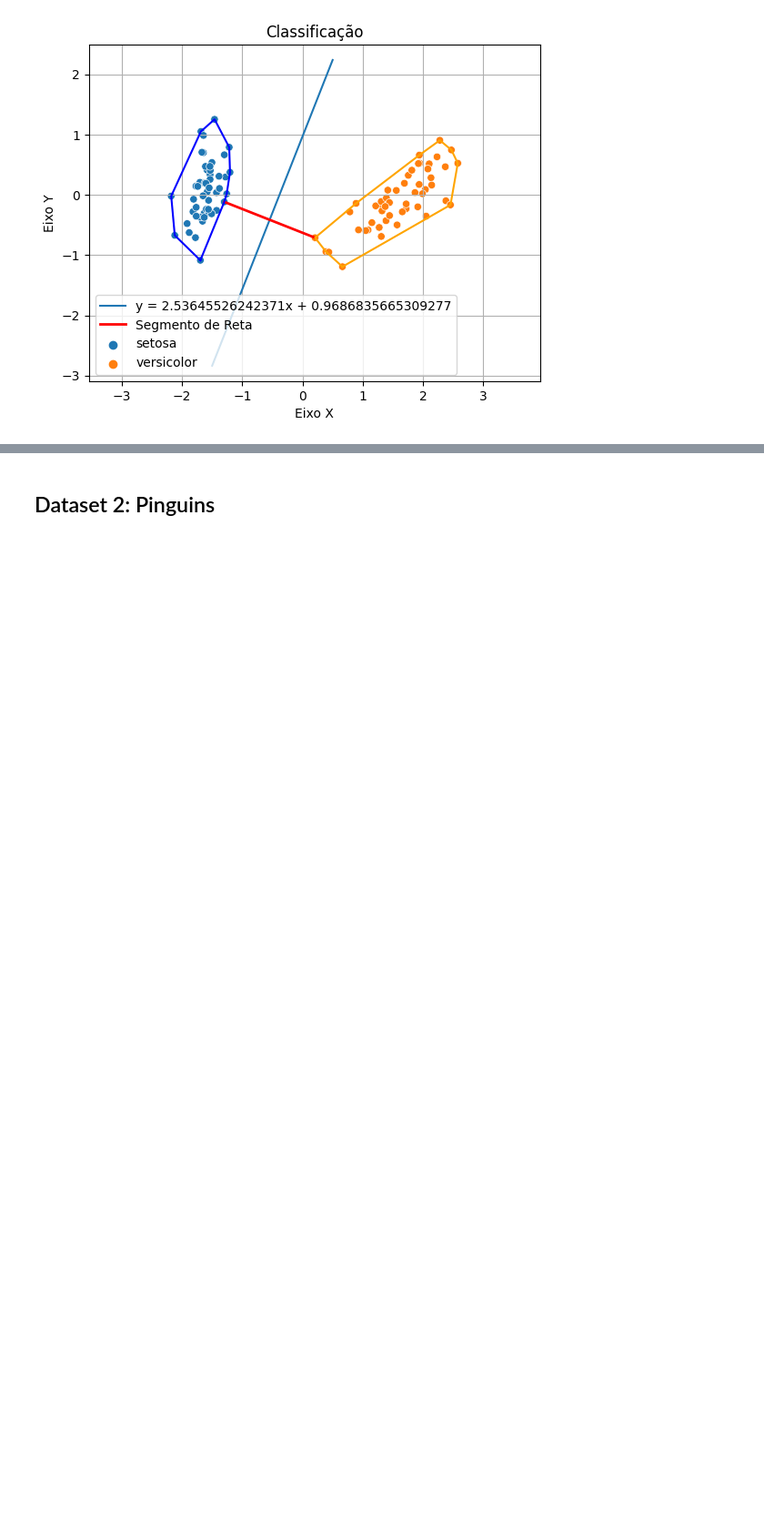
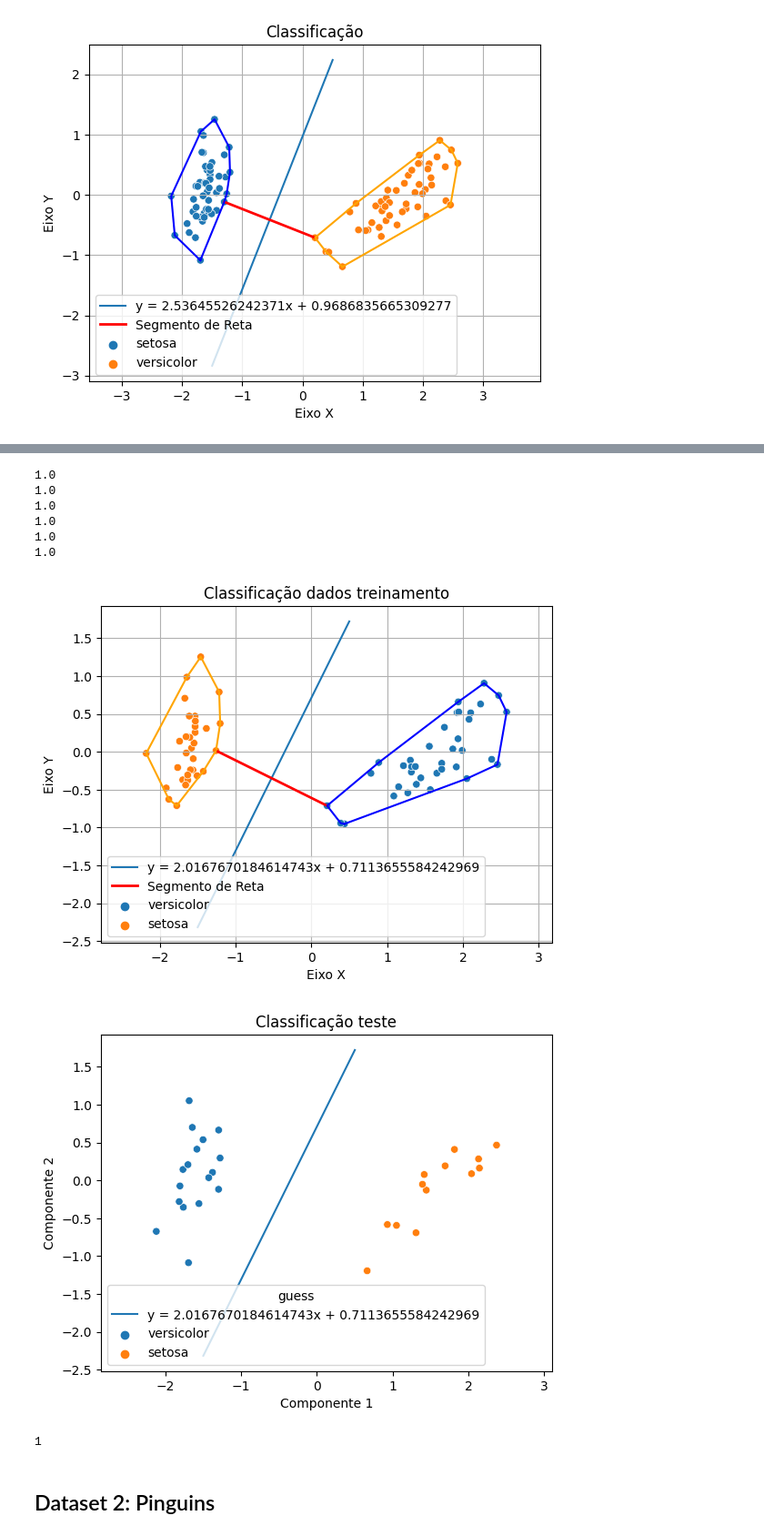
Before and after one commit to avelarh/TP-GeometriaComputacional-Alg2, a Jupyter notebook: amizade.ipynb, the cells around one changed output, grey strips where cells are left out. Shown at 91% size. Cells and saved outputs as stored; diff of their text form; code cells hidden in the pictures; blank space fills up the shorter version.

```diff
--- a/amizade.ipynb
+++ b/amizade.ipynb
@@ -221,7 +220,7 @@ def cria_modelo(df): #df 70% de treino
     p1, p2, acima = pontos_mais_proximos(env1, env2)
     a, b = reta_perpendicular_ponto_medio(p1, p2)
 
-    return a, b, acima, pontos1, pontos2, p1, p2
+    return a, b, acima, pontos1, pontos2, p1, p2, classes
 # %% [markdown]
 ## Função pra calcular métricas do modelo
 # %%
@@ -306,3 +343,57 @@ plt.axis('equal')
+# %%
+a, b, acima,pontos1, pontos2, p1, p2, classes = cria_modelo(dados_treinamento)
+#plotar o treino + modelo
+
+resultado, precisao, revocacao, f1_escore = calcula_metricas(dados_treinamento, a, b, acima, classes)
+#plotar o teste + modelo
+print(precisao)
+print(revocacao)
+print(f1_escore)
+dados_treinamento
+
+resultado, precisao, revocacao, f1_escore = calcula_metricas(dados_teste, a, b, acima, classes)
+
+print(precisao)
+print(revocacao)
+print(f1_escore)
+# %% [output]
+1.0
+1.0
+1.0
+1.0
+1.0
+1.0
+# %%
+env1 = envoltoria_convexa(pontos1)
+env2 = envoltoria_convexa(pontos2)
+x1, y1 = p1
+x2, y2 = p2
+
+x = np.linspace(-1.5, 0.5, 10)  # Valores de -10 a 10
+# Calcular os valores correspondentes no eixo y usando a equação
+y = a * x + b
+
+# Plotar a reta
+plt.plot(x, y, label=f'y = {a}x + {b}')
+plt.plot([x1,x2], [y1,y2], color='r', linestyle='-', linewidth=2, label='Segmento de Reta')
+sns.scatterplot(data = dados_treinamento, x = 'Componente 1', y = 'Componente 2', hue = 'guess')
+plot_envoltoria(env1, "blue")
+plot_envoltoria(env2, "orange")
+plt.title('Classificação dados treinamento')
+plt.axis('equal')
+plt.show()
+
+calcula_metricas(dados_teste,a,b,acima)
+plt.plot(x, y, label=f'y = {a}x + {b}')
+sns.scatterplot(data = dados_teste, x = 'Componente 1', y = 'Componente 2', hue = 'guess')
+
+plt.title('Classificação teste')
+plt.axis('equal')
+plt.show()
+# %% [output]
+[figure, added]
+[figure, added]
+1
 # %% [markdown]
 ## Dataset 2: Pinguins
 # %%
```
Also changed, not shown: parts of 6 cells of this notebook.
